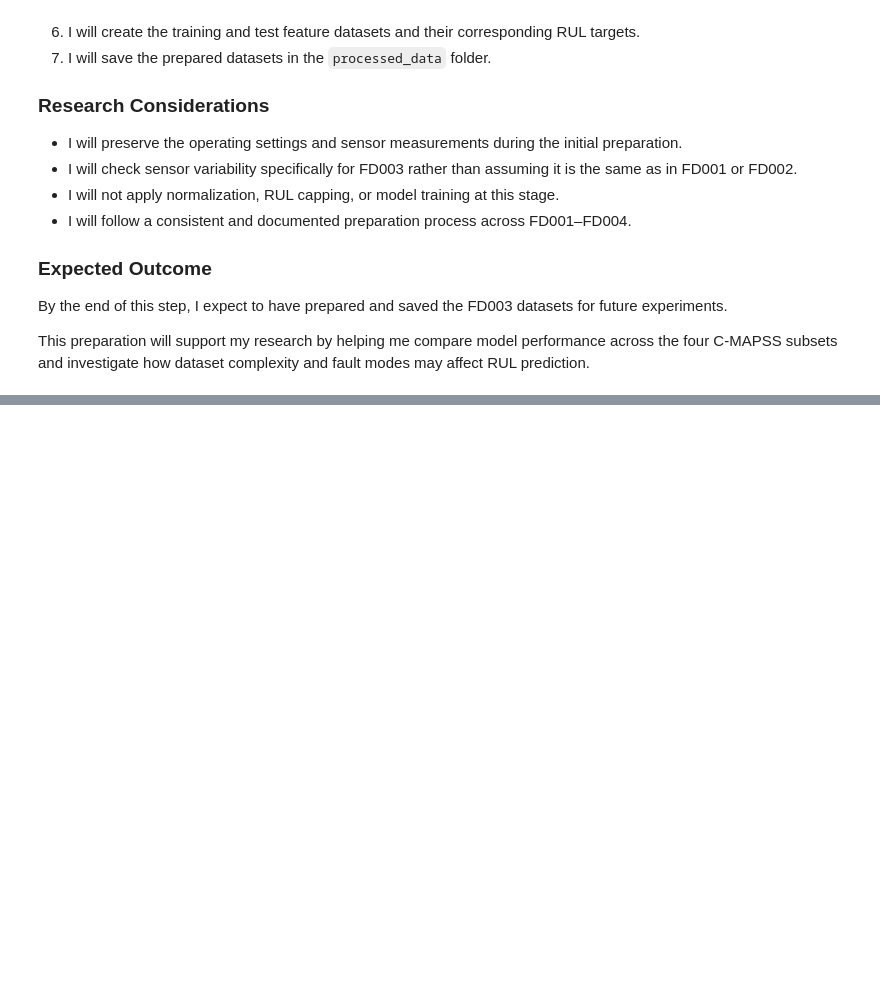
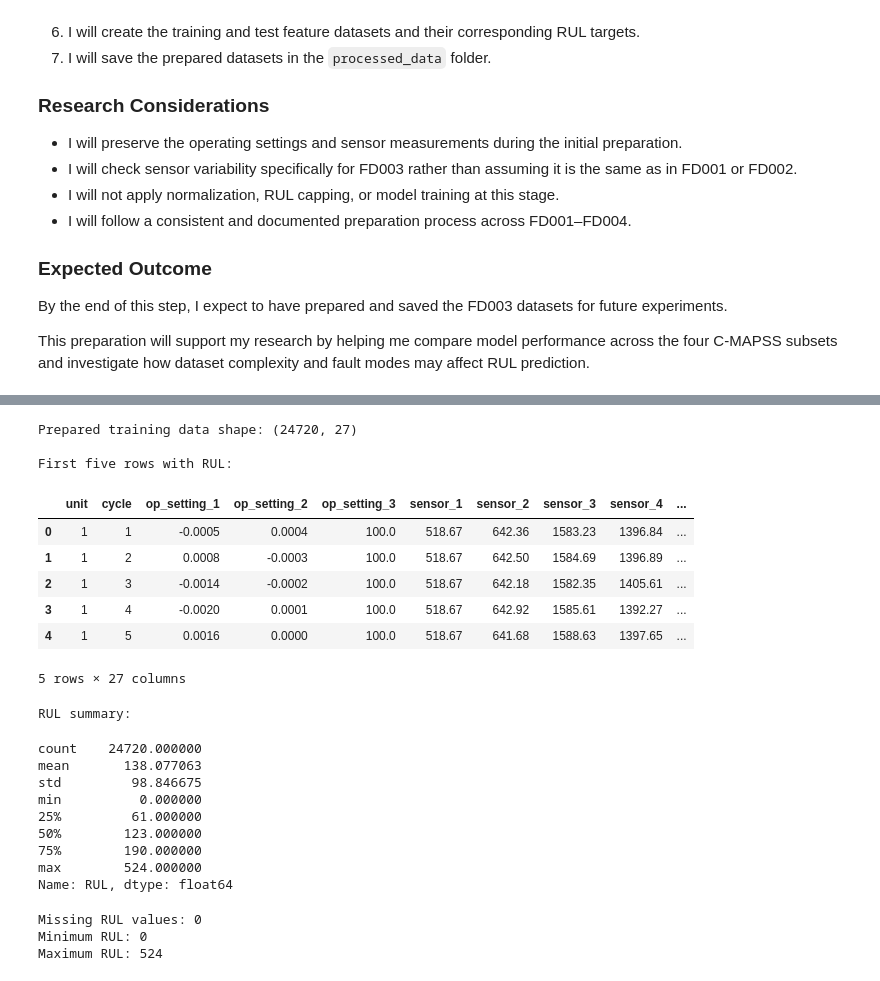
Before and after one commit to Eyasushewangizaw/C_MAPSS_RUL_Project, a Jupyter notebook: notebooks/01_CMAPSS_Data_Preparation.ipynb, the cells around one changed output, grey strips where cells are left out. Drawn from its saved outputs; the diff is of its cells as text; code cells hidden in the pictures; blank space fills up the shorter version.

Commit message:
fd003_prepared

```diff
--- a/notebooks/01_CMAPSS_Data_Preparation.ipynb
+++ b/notebooks/01_CMAPSS_Data_Preparation.ipynb
@@ -1313,0 +1387,52 @@ This preparation will support my research by helping me compare model performanc
+# %%
+
+# Find the maximum cycle reached by each training engine
+max_cycles_FD003 = train_FD003.groupby("unit")["cycle"].max()
+
+# Create a copy of the original training data
+train_FD003_clean = train_FD003.copy()
+
+# Calculate RUL for every training row
+train_FD003_clean["RUL"] = (
+    train_FD003_clean["unit"].map(max_cycles_FD003)
+    - train_FD003_clean["cycle"]
+)
+
+# Check the calculated RUL values
+print("Prepared training data shape:", train_FD003_clean.shape)
+
+print("\nFirst five rows with RUL:")
+display(train_FD003_clean.head())
+
+print("\nRUL summary:")
+display(train_FD003_clean["RUL"].describe())
+
+print("\nMissing RUL values:",
+      train_FD003_clean["RUL"].isna().sum())
+
+print("Minimum RUL:", train_FD003_clean["RUL"].min())
+print("Maximum RUL:", train_FD003_clean["RUL"].max())
+# %% [output]
+Prepared training data shape: (24720, 27)
+
+First five rows with RUL:
+|  | unit | cycle | op_setting_1 | op_setting_2 | op_setting_3 | sensor_1 | sensor_2 | sensor_3 | sensor_4 | ... |
+| 0 | 1 | 1 | -0.0005 | 0.0004 | 100.0 | 518.67 | 642.36 | 1583.23 | 1396.84 | ... |
+| 1 | 1 | 2 | 0.0008 | -0.0003 | 100.0 | 518.67 | 642.50 | 1584.69 | 1396.89 | ... |
+| 2 | 1 | 3 | -0.0014 | -0.0002 | 100.0 | 518.67 | 642.18 | 1582.35 | 1405.61 | ... |
+| 3 | 1 | 4 | -0.0020 | 0.0001 | 100.0 | 518.67 | 642.92 | 1585.61 | 1392.27 | ... |
+| 4 | 1 | 5 | 0.0016 | 0.0000 | 100.0 | 518.67 | 641.68 | 1588.63 | 1397.65 | ... |
+5 rows × 27 columns
+RUL summary:
+count    24720.000000
+mean       138.077063
+std         98.846675
+min          0.000000
+25%         61.000000
+50%        123.000000
+75%        190.000000
+max        524.000000
+Name: RUL, dtype: float64
+Missing RUL values: 0
+Minimum RUL: 0
+Maximum RUL: 524
```
Also changed, not shown: parts of 6 cells of this notebook, 5 other files.
